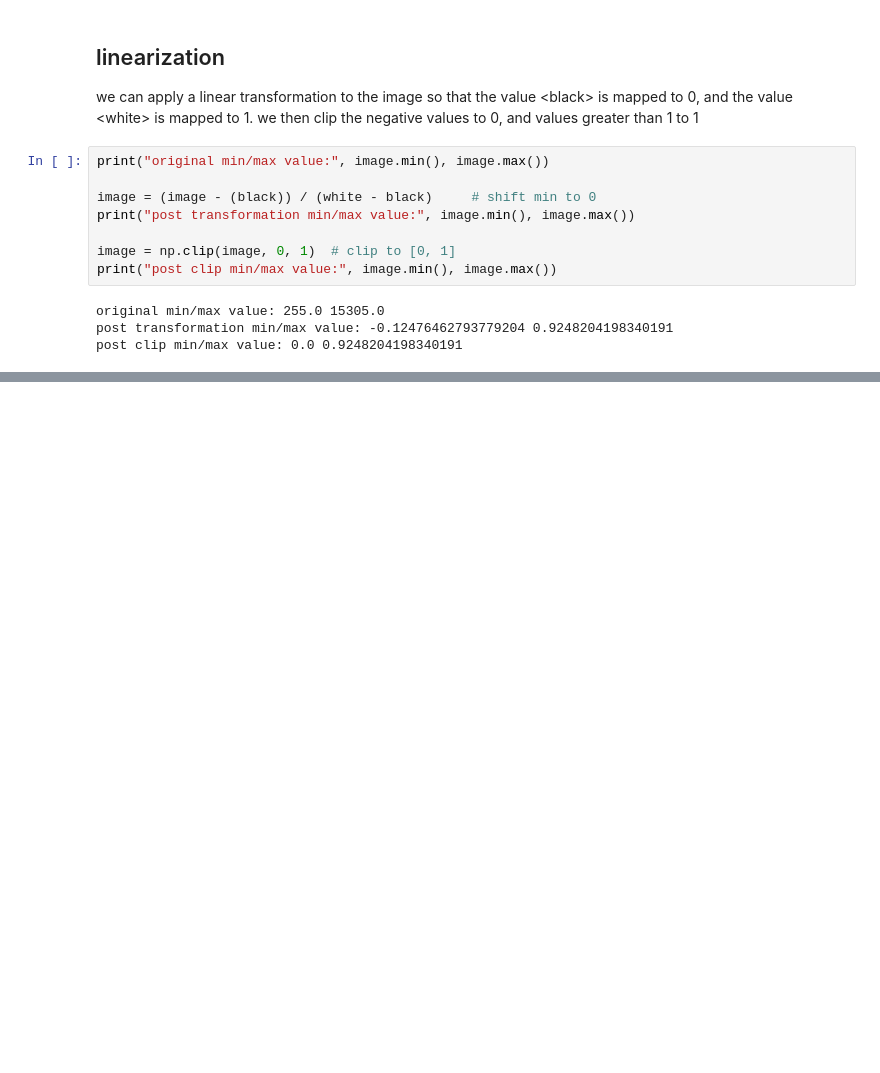
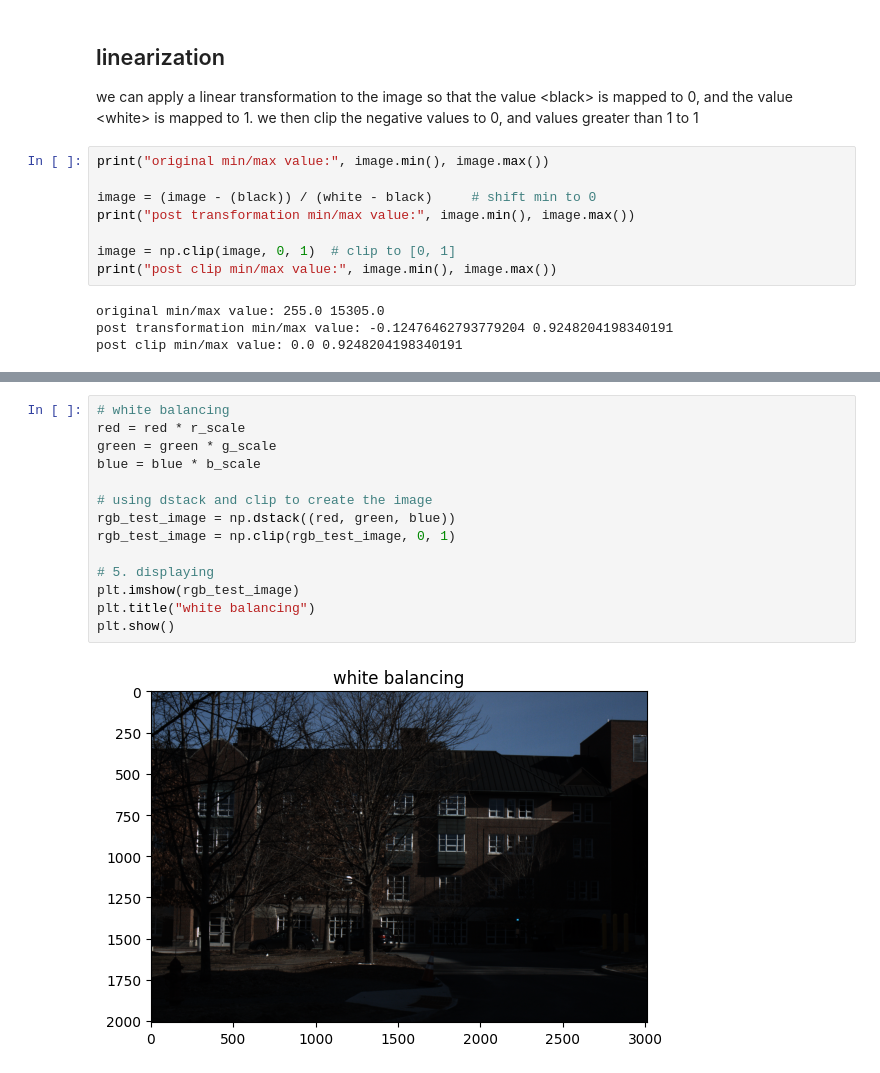
Before and after one commit to prestofuoco/ucr, a Jupyter notebook: ee260/homework1/code/sections/problem1/processing.ipynb, the cells around one changed output, grey strips where cells are left out. Saved outputs shown, nothing was run; the diff lists cells and outputs as text; blank space fills up the shorter version.

```diff
--- a/ee260/homework1/code/sections/problem1/processing.ipynb
+++ b/ee260/homework1/code/sections/problem1/processing.ipynb
@@ -79,0 +72,16 @@ now that we have identified the correct bayer pattern, we can perform white bala
+# %%
+# white balancing
+red = red * r_scale
+green = green * g_scale
+blue = blue * b_scale
+
+# using dstack and clip to create the image
+rgb_test_image = np.dstack((red, green, blue))
+rgb_test_image = np.clip(rgb_test_image, 0, 1)
+
+# 5. displaying
+plt.imshow(rgb_test_image)
+plt.title("white balancing")
+plt.show()
+# %% [output]
+[figure, added]
```
Also changed, not shown: parts of 5 cells of this notebook, 4 other files.
